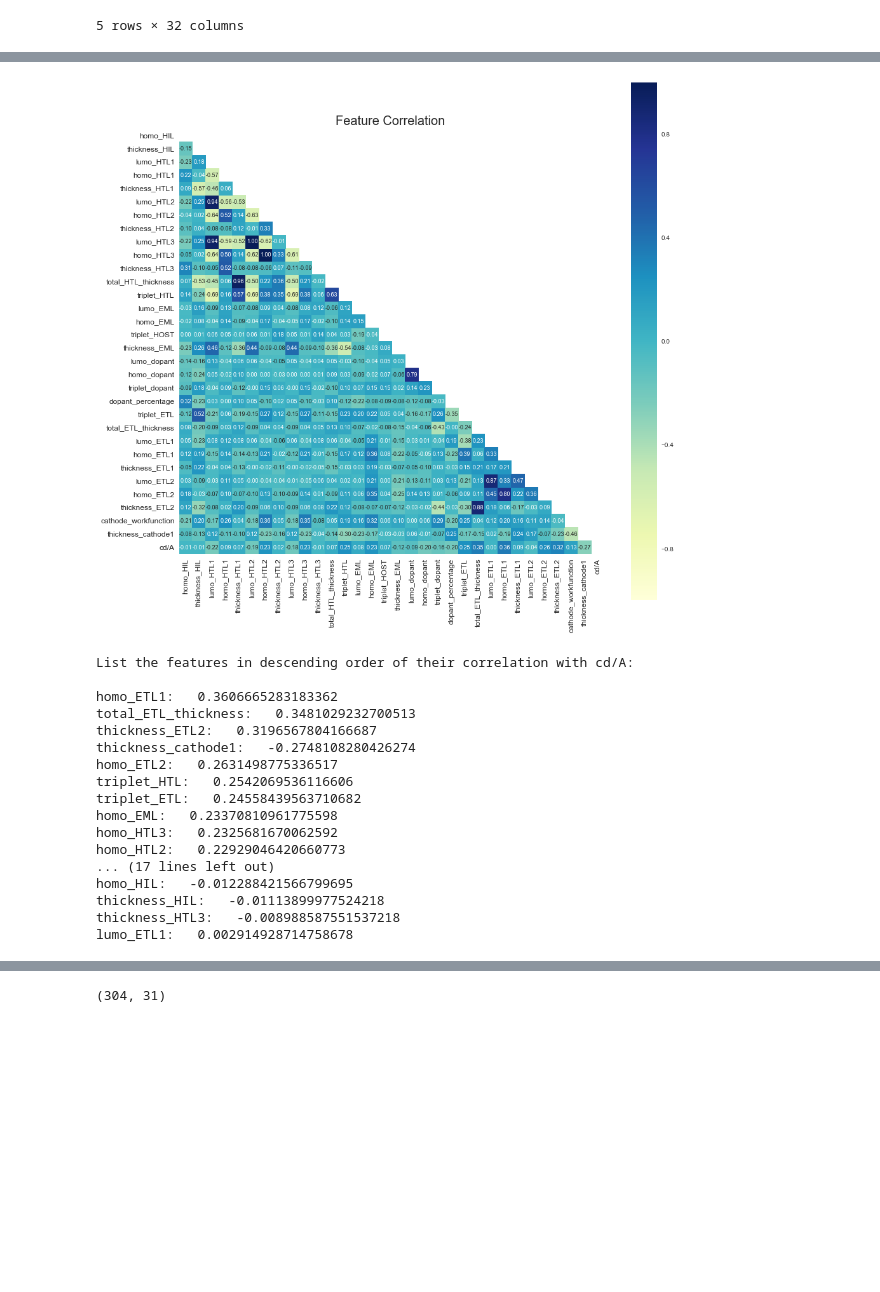
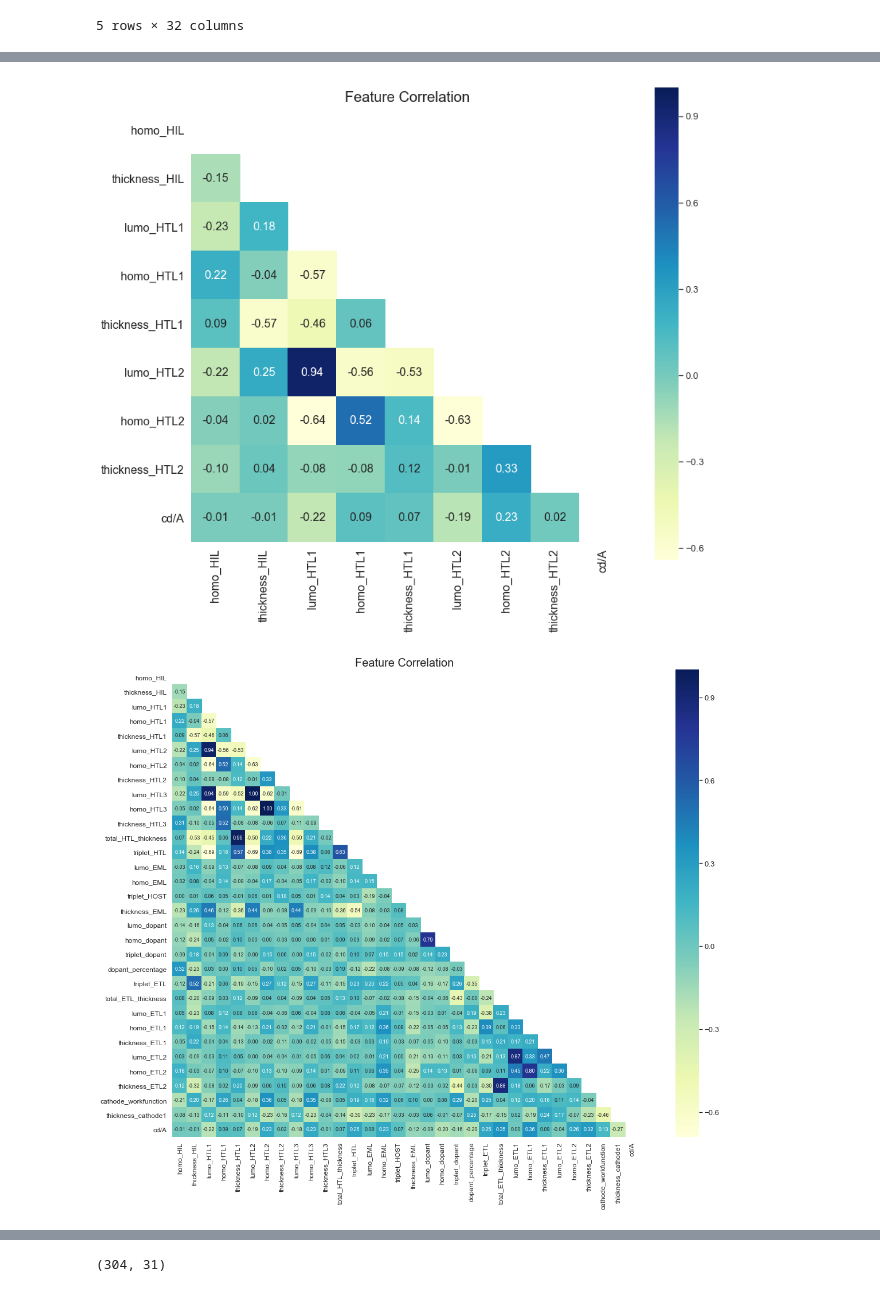
Before and after one commit to asyrafjanai/OLED-model, a Jupyter notebook: 6.0 - PhOLED 300.ipynb, the cells around one changed output, grey strips where cells are left out. Saved outputs shown, nothing was run; the diff lists cells and outputs as text; code cells hidden in the pictures; blank space fills up the shorter version.

```diff
--- a/6.0 - PhOLED 300.ipynb
+++ b/6.0 - PhOLED 300.ipynb
@@ -11,6 +20,6 @@ plt.style.use('ggplot')
 # %%
 # read excel file
-df = pd.read_excel('C:/Users/acc_a/OneDrive/PhOLED 300.xlsx', sheetname='Sheet2')
+df = pd.read_csv('data.csv')
 df = df[list(df.columns)[1:]]
 print(df.shape)
 df.head()
@@ -38,0 +68,7 @@ print(df.shape)
+# %%
+sns.set(font_scale=1.5)
+fig, ax = plt.subplots(figsize=[6,8])
+ax = sns.boxplot(data=df[['triplet_HOST', 'triplet_dopant']], orient='v')
+ax.set(xlabel='Features', ylabel='Triplet energy (eV)');
+# ax.set_ylabel('Triplet energy (eV)' ,fontsize=20)
+# ax.set_xtick(fontsize=20) ;
@@ -39,4 +112,7 @@ print(df.shape)
 # %%
-df.plot(kind='density', subplots=True, layout=(8,4), sharex=False, figsize=(20,16));
+sns.set(font_scale=1.8, style='white')
+df.iloc[:,:12].plot(kind='density', subplots=True, layout=(4,3), legend=False,
+                    sharex=False, figsize=(20,22), title=df.iloc[:,:12].columns.tolist());
+# plt.legend(loc='upper right');
 # plt.savefig('density.png', format='png', dpi=300)
 # %% [output]
@@ -56,40 +138,35 @@ df.triplet_HOST.hist();
+# %%
+sns.set(font_scale=1.2, style='white')
+X = df[list(df.columns)[:8] + ['cd/A']]
+
+corr = X.select_dtypes(include = ['float64', 'int64']).iloc[:, :].corr()
+mask = np.zeros_like(corr)
+mask[np.triu_indices_from(mask)] = True
+with sns.axes_style("white"):
+    plt.figure(figsize=(12, 12))
+    sns.heatmap(corr, vmax=1, square=True, cmap="YlGnBu",linecolor='black', mask=mask, annot=True, fmt = '.2f',
+                annot_kws={"size":16})
+    plt.yticks(rotation=0,fontsize=16)
+    plt.xticks(rotation=90,fontsize=16)
+    plt.title('Feature Correlation ',fontsize=20)
+#     plt.savefig('heatmap.png', format='png', dpi=600)
+    plt.show();
+# %% [output]
+[figure, added]
 # %%
 X = df[list(df.columns)[:]]
 
 corr = X.select_dtypes(include = ['float64', 'int64']).iloc[:, :].corr()
 mask = np.zeros_like(corr)
 mask[np.triu_indices_from(mask)] = True
 with sns.axes_style("white"):
-    plt.figure(figsize=(15, 15))
+    plt.figure(figsize=(20, 15))
     sns.heatmap(corr, vmax=1, square=True, cmap="YlGnBu",linecolor='black', mask=mask, annot=True, fmt = '.2f',
                 annot_kws={"size":9})
     plt.yticks(rotation=0,fontsize=12)
     plt.xticks(rotation=90,fontsize=12)
     plt.title('Feature Correlation ',fontsize=20)
 #     plt.savefig('heatmap.png', format='png', dpi=600)
     plt.show();
-
-cor_dict = corr['cd/A'].to_dict()
-del cor_dict['cd/A']
-print("List the features in descending order of their correlation with cd/A:\n")
-for ele in sorted(cor_dict.items(), key=lambda x: -abs(x[1])):
-    print("{0}:   {1}".format(*ele))
 # %% [output]
-[figure, old version]
+[figure, new version]
-List the features in descending order of their correlation with cd/A:
-
-homo_ETL1:   0.3606665283183362
-total_ETL_thickness:   0.3481029232700513
-thickness_ETL2:   0.3196567804166687
-thickness_cathode1:   -0.2748108280426274
-homo_ETL2:   0.2631498775336517
-triplet_HTL:   0.2542069536116606
-triplet_ETL:   0.24558439563710682
-homo_EML:   0.23370810961775598
-homo_HTL3:   0.2325681670062592
-homo_HTL2:   0.22929046420660773
-... (17 lines left out)
-homo_HIL:   -0.012288421566799695
-thickness_HIL:   -0.01113899977524218
-thickness_HTL3:   -0.008988587551537218
-lumo_ETL1:   0.002914928714758678
```
Also changed, not shown: parts of 61 cells of this notebook, 2 other files.
